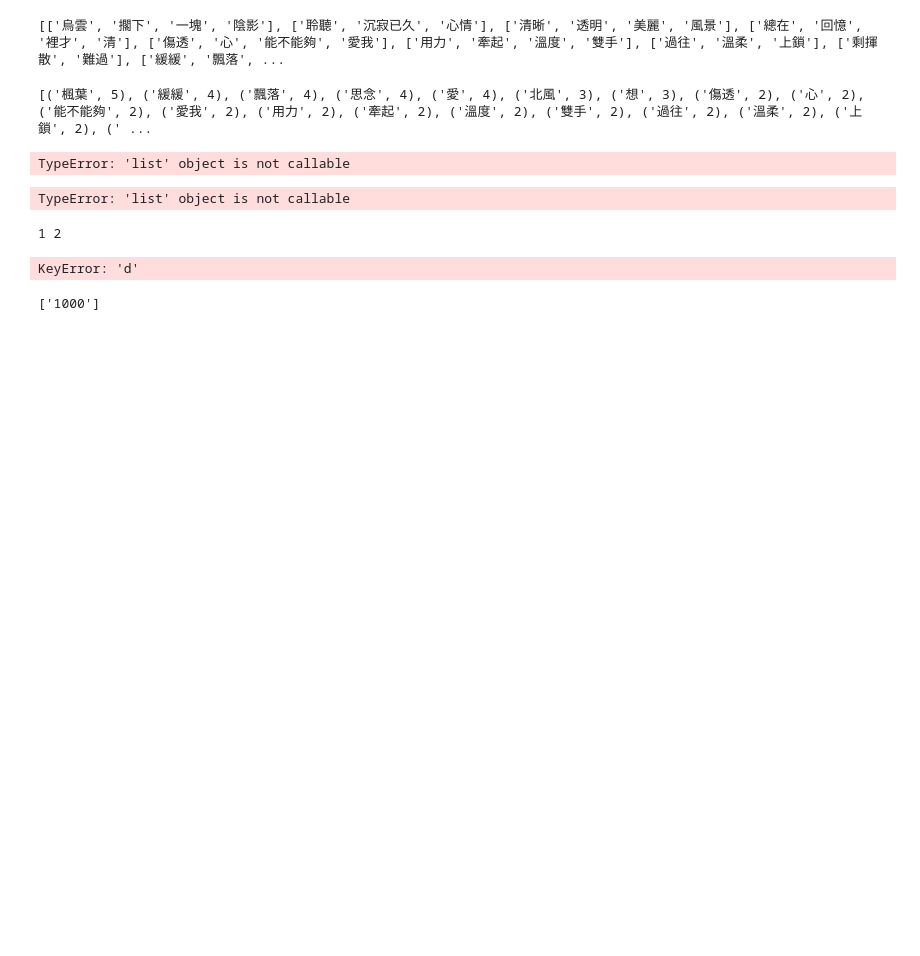
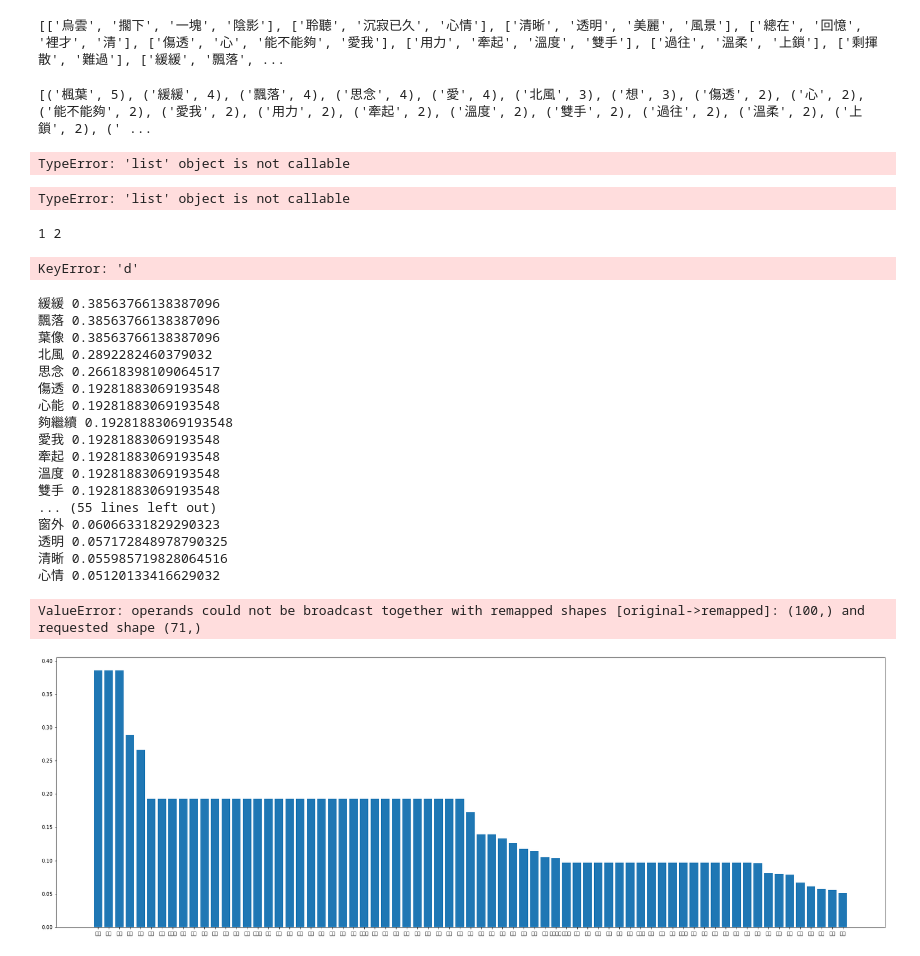
Before and after one commit to hunzhu0412/NLP_HW1, a Jupyter notebook: Untitled1.ipynb, the cells around one changed output. Saved outputs shown, nothing was run; the diff lists cells and outputs as text; code cells hidden in the pictures; blank space fills up the shorter version.

```diff
--- a/Untitled1.ipynb
+++ b/Untitled1.ipynb
@@ -127,10 +127,44 @@ print(z)
 # %% [output]
 1 2
 KeyError: 'd'
-# %%
-student = {'小萌': '1001', '小萌': '1000', '小强': '1002', '小明': '1004'}
-def get_key (dict, value):
-    return [v for k, v in dict.items() if k == value]
-get_key (student, '小萌')
-# %% [output]
-['1000']
+# %%
+content = open('dataset.txt', 'rb').read()
+jieba.analyse.set_stop_words("stop_words.txt")
+
+output = jieba.analyse.extract_tags(content, topK=100, withWeight=True, allowPOS=())
+wei = []
+k = []
+for key, weight in output:
+    wei.append(weight)
+    k.append(key)
+    print('%s %s' % (key, weight))
+
+import matplotlib.pyplot as plt
+plt.figure(figsize=(30,10))
+label = []
+for i in range(100):
+    label.append(i)
+
+plt.bar(k,wei,tick_label=label)
+plt.savefig('barrr.png')
+plt.show()
+# %% [output]
+緩緩 0.38563766138387096
+飄落 0.38563766138387096
+葉像 0.38563766138387096
+北風 0.2892282460379032
+思念 0.26618398109064517
+傷透 0.19281883069193548
+心能 0.19281883069193548
+夠繼續 0.19281883069193548
+愛我 0.19281883069193548
+牽起 0.19281883069193548
+溫度 0.19281883069193548
+雙手 0.19281883069193548
+... (55 lines left out)
+窗外 0.06066331829290323
+透明 0.057172848978790325
+清晰 0.055985719828064516
+心情 0.05120133416629032
+ValueError: operands could not be broadcast together with remapped shapes [original->remapped]: (100,) and requested shape (71,)
+[figure, added]
```
Also changed, not shown: 1 other file.
